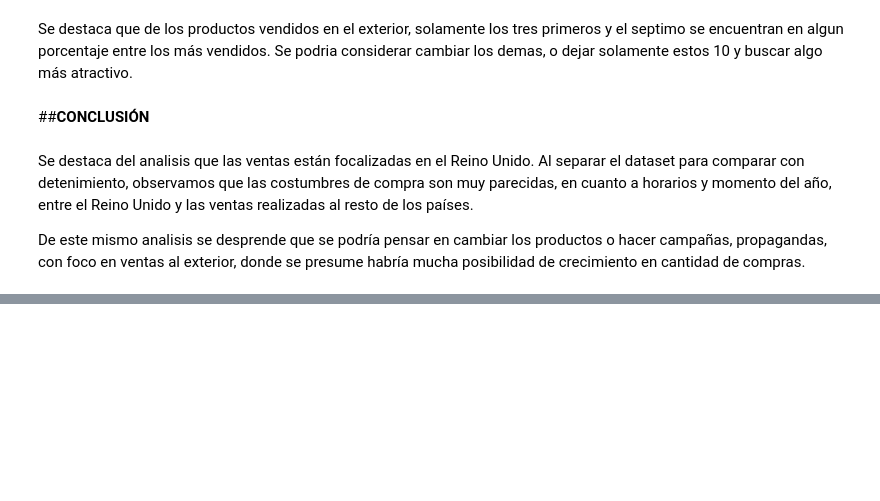
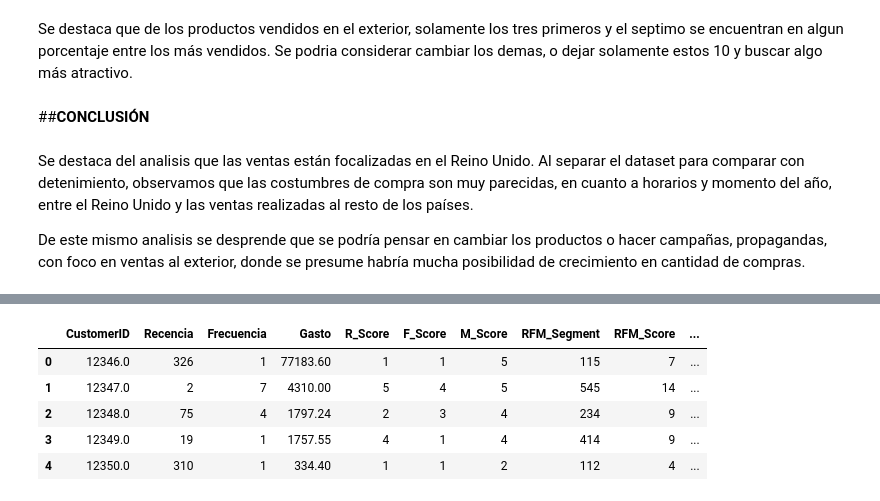
Before and after one commit to florcisco/Online-Retail-Analysis, a Jupyter notebook: Online_Retail_Analysis.ipynb, the cells around one changed output, grey strips where cells are left out. Saved outputs shown, nothing was run; the diff lists cells and outputs as text; code cells hidden in the pictures; blank space fills up the shorter version.

```diff
--- a/Online_Retail_Analysis.ipynb
+++ b/Online_Retail_Analysis.ipynb
@@ -52,7 +76,7 @@ df['DayOfWeek'] = df['InvoiceDate'].dt.day_name()
 df['Hour'] = df['InvoiceDate'].dt.hour
 
 # Eliminamos las Columnas
-df = df.drop(columns=['StockCode', 'InvoiceDate'], axis=1)
+df = df.drop(columns=['StockCode'], axis=1)
 
 df.info()
 # %% [output]
@@ -292,0 +329,4 @@ De este mismo analisis se desprende que se podría pensar en cambiar los product
+# %%
+# 1. Fecha de referencia
+df['InvoiceDate'] = pd.to_datetime(df['InvoiceDate'])
+snapshot_date = df['InvoiceDate'].max() + pd.Timedelta(days=1)
@@ -292,0 +382,22 @@ De este mismo analisis se desprende que se podría pensar en cambiar los product
+# %%
+# Función para asignar el nombre del segmento basado en las puntuaciones
+def rfm_level(df):
+    if df['RFM_Score'] >= 12 and df['R_Score'] >= 4:
+        return '1. Campeones'
+    elif df['RFM_Score'] >= 9 and df['F_Score'] >= 3:
+        return '2. Clientes Fieles'
+    elif df['R_Score'] == 5 and df['F_Score'] == 1:
+        return '3. Nuevos Clientes'
+    elif df['RFM_Score'] >= 6 and df['R_Score'] >= 3:
+        return '4. Prometedores'
+    elif df['R_Score'] <= 2 and df['F_Score'] >= 2:
+        return '5. En Riesgo'
+    else:
+        return '6. Durmientes'
+
+# Aplicar la función al DataFrame
+rfm_df['RFM_Level'] = rfm_df.apply(rfm_level, axis=1)
+
+# Mostrar la distribución de clientes por segmento
+segment_counts = rfm_df['RFM_Level'].value_counts().sort_index()
+print(segment_counts)
@@ -292,0 +506,19 @@ De este mismo analisis se desprende que se podría pensar en cambiar los product
+# %%
+# 1. Obtener el País asociado a cada CustomerID del DataFrame original (df)
+rfm_country = df.groupby('CustomerID')['Country'].first().reset_index()
+
+# 2. Unir el País al DataFrame RFM
+rfm_df_final = rfm_df.merge(rfm_country, on='CustomerID')
+
+rfm_df_final['Origen'] = rfm_df_final['Country'].apply(
+    lambda x: 'United Kingdom' if x == 'United Kingdom' else 'Exterior'
+)
+
+rfm_df_final.head()
+# %% [output]
+|  | CustomerID | Recencia | Frecuencia | Gasto | R_Score | F_Score | M_Score | RFM_Segment | RFM_Score | ... |
+| 0 | 12346.0 | 326 | 1 | 77183.60 | 1 | 1 | 5 | 115 | 7 | ... |
+| 1 | 12347.0 | 2 | 7 | 4310.00 | 5 | 4 | 5 | 545 | 14 | ... |
+| 2 | 12348.0 | 75 | 4 | 1797.24 | 2 | 3 | 4 | 234 | 9 | ... |
+| 3 | 12349.0 | 19 | 1 | 1757.55 | 4 | 1 | 4 | 414 | 9 | ... |
+| 4 | 12350.0 | 310 | 1 | 334.40 | 1 | 1 | 2 | 112 | 4 | ... |
```
Also changed, not shown: parts of 21 cells of this notebook.
